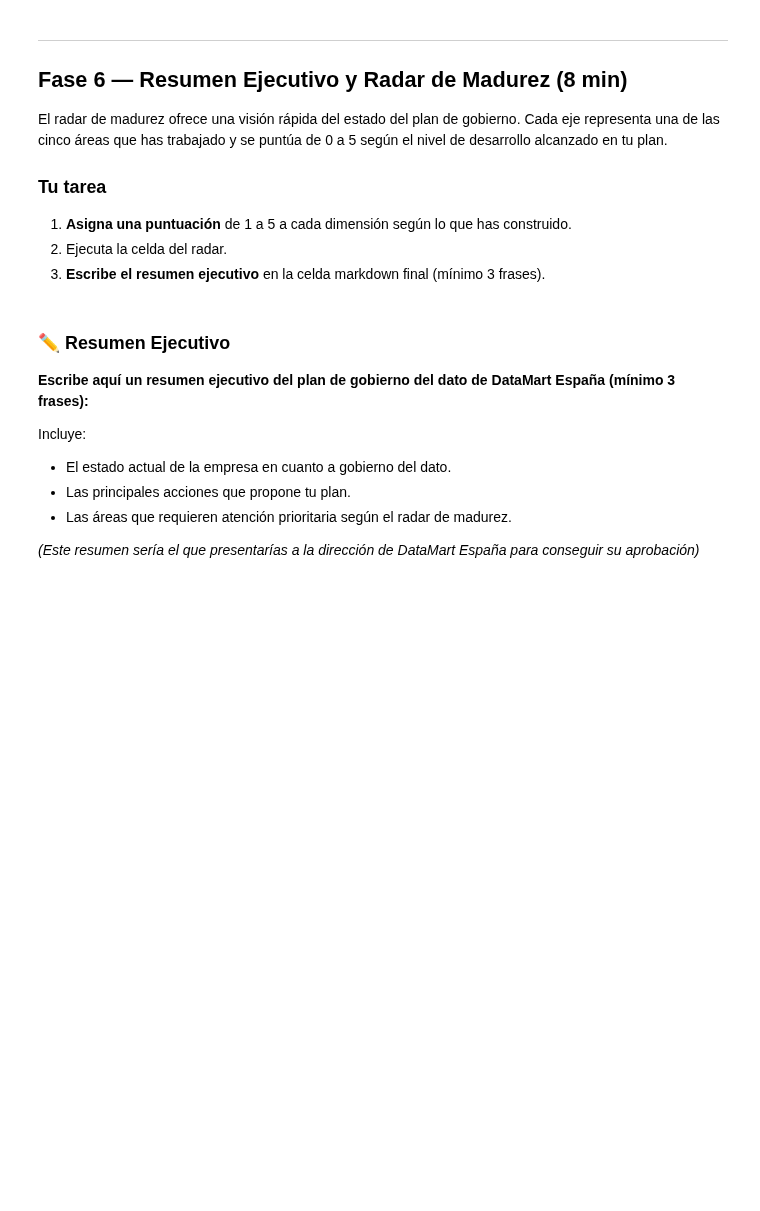
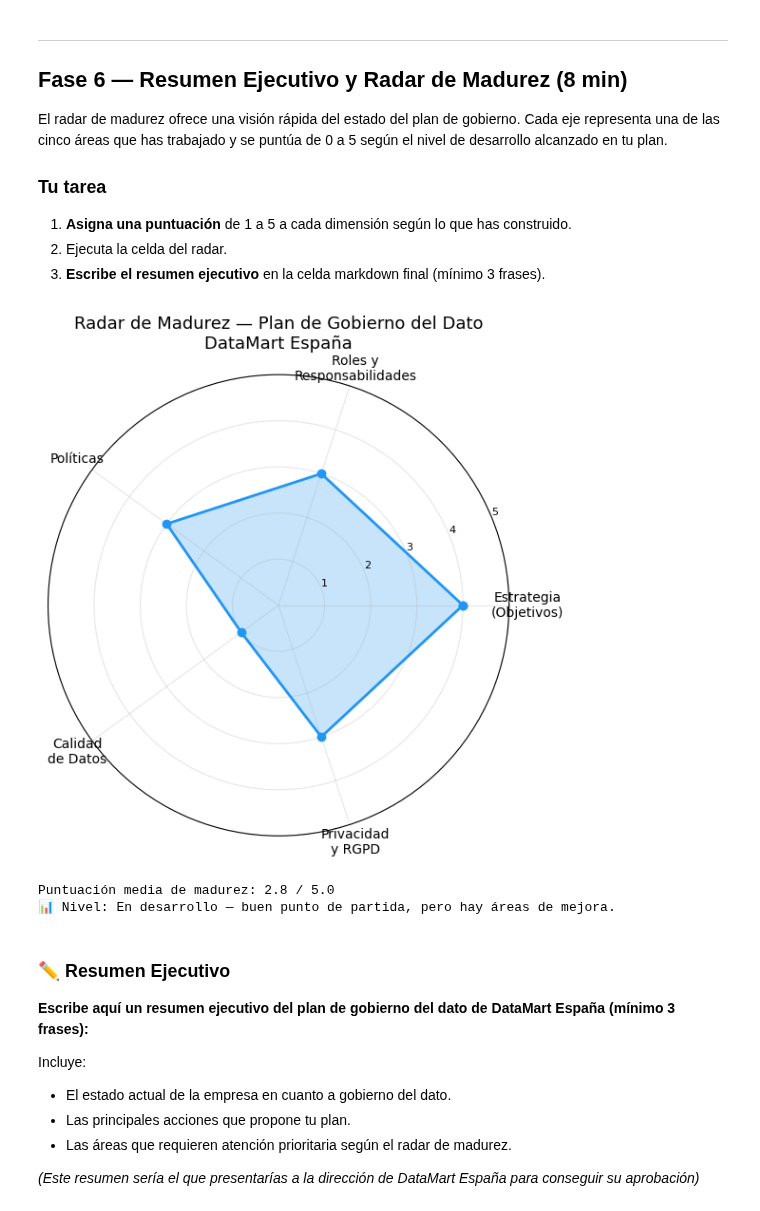
Before and after one commit to JavierFdC/DataAnalytics---Sep25, a Jupyter notebook: 6. Gobierno del Dato y Estrategia/6.5 - Reto Plan Gobierno Dato.ipynb, the cells around one changed output. Drawn from its saved outputs; the diff is of its cells as text; code cells hidden in the pictures; blank space fills up the shorter version.

```diff
--- a/6. Gobierno del Dato y Estrategia/6.5 - Reto Plan Gobierno Dato.ipynb
+++ b/6. Gobierno del Dato y Estrategia/6.5 - Reto Plan Gobierno Dato.ipynb
@@ -438,11 +501,11 @@ El radar de madurez ofrece una visión rápida del estado del plan de gobierno.
 # Valora el nivel de desarrollo de cada área EN TU PLAN
 
 madurez = {
-    "Estrategia\n(Objetivos)": 0,     # ✏️ Puntúa de 1 a 5
-    "Roles y\nResponsabilidades": 0,   # ✏️
-    "Políticas": 0,                     # ✏️
-    "Calidad\nde Datos": 0,            # ✏️
-    "Privacidad\ny RGPD": 0            # ✏️
+    "Estrategia\n(Objetivos)": 4,     # ✏️ Puntúa de 1 a 5
+    "Roles y\nResponsabilidades": 3,   # ✏️
+    "Políticas": 3,                     # ✏️
+    "Calidad\nde Datos": 1,            # ✏️
+    "Privacidad\ny RGPD": 3            # ✏️
 }
 
 if any(v == 0 for v in madurez.values()):
@@ -450,33 +513,37 @@ if any(v == 0 for v in madurez.values()):
 else:
     # Generar radar
     categorias = list(madurez.keys())
     valores = list(madurez.values())
     N = len(categorias)
 
     angulos = [n / float(N) * 2 * np.pi for n in range(N)]
     valores_plot = valores + [valores[0]]
     angulos_plot = angulos + [angulos[0]]
 
     fig, ax = plt.subplots(figsize=(6, 6), subplot_kw=dict(polar=True))
     ax.plot(angulos_plot, valores_plot, 'o-', linewidth=2, color='#2196F3')
     ax.fill(angulos_plot, valores_plot, alpha=0.25, color='#2196F3')
     ax.set_xticks(angulos)
     ax.set_xticklabels(categorias, size=10)
     ax.set_ylim(0, 5)
     ax.set_yticks([1, 2, 3, 4, 5])
     ax.set_yticklabels(["1", "2", "3", "4", "5"], size=8)
     ax.set_title("Radar de Madurez — Plan de Gobierno del Dato\nDataMart España", size=13, pad=20)
     plt.tight_layout()
     plt.show()
 
     media = np.mean(valores)
     print(f"\nPuntuación media de madurez: {media:.1f} / 5.0")
     if media < 2:
         print("📊 Nivel: Inicial — el plan necesita más desarrollo.")
     elif media < 3.5:
         print("📊 Nivel: En desarrollo — buen punto de partida, pero hay áreas de mejora.")
     else:
         print("📊 Nivel: Avanzado — el plan tiene una base sólida.")
+# %% [output]
+[figure, added]
+Puntuación media de madurez: 2.8 / 5.0
+📊 Nivel: En desarrollo — buen punto de partida, pero hay áreas de mejora.
 # %% [markdown]
 ### ✏️ Resumen Ejecutivo
 
```
Also changed, not shown: parts of 11 cells of this notebook, 4 other files.
